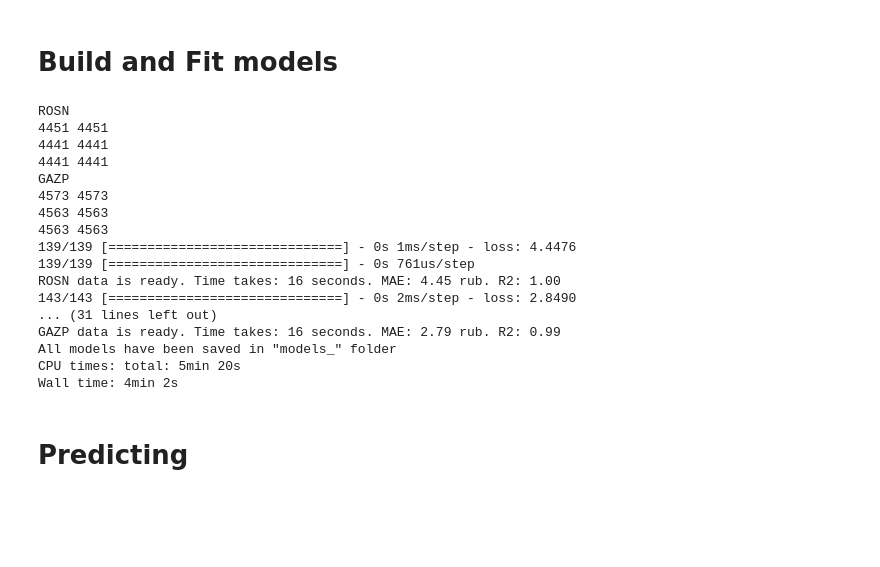
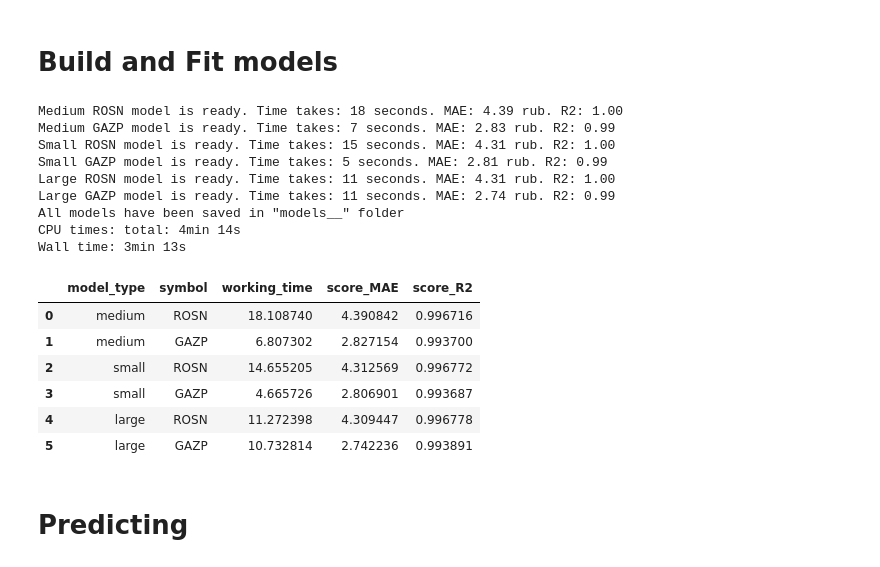
Before and after one commit to VladekQ/russian_stock_price_predicting, a Jupyter notebook: Example.ipynb, the cells around one changed output. Saved outputs shown, nothing was run; the diff lists cells and outputs as text; code cells hidden in the pictures; blank space fills up the shorter version.

```diff
--- a/Example.ipynb
+++ b/Example.ipynb
@@ -40,25 +38,27 @@ GAZP data is ready. Time takes: 0 seconds
 # %%
 %%time
 
-snv.build_fit_stocks_model(preprocessed_datasets, symbols=symbols)
+metrics = snv.build_fit_stocks_model(preprocessed_datasets, symbols=symbols)
 # %% [output]
-ROSN
-4451 4451
-4441 4441
-4441 4441
-GAZP
-4573 4573
-4563 4563
-4563 4563
-139/139 [==============================] - 0s 1ms/step - loss: 4.4476
-139/139 [==============================] - 0s 761us/step
-ROSN data is ready. Time takes: 16 seconds. MAE: 4.45 rub. R2: 1.00
-143/143 [==============================] - 0s 2ms/step - loss: 2.8490
-... (31 lines left out)
-GAZP data is ready. Time takes: 16 seconds. MAE: 2.79 rub. R2: 0.99
-All models have been saved in "models_" folder
-CPU times: total: 5min 20s
-Wall time: 4min 2s
+Medium ROSN model is ready. Time takes: 18 seconds. MAE: 4.39 rub. R2: 1.00
+Medium GAZP model is ready. Time takes: 7 seconds. MAE: 2.83 rub. R2: 0.99
+Small ROSN model is ready. Time takes: 15 seconds. MAE: 4.31 rub. R2: 1.00
+Small GAZP model is ready. Time takes: 5 seconds. MAE: 2.81 rub. R2: 0.99
+Large ROSN model is ready. Time takes: 11 seconds. MAE: 4.31 rub. R2: 1.00
+Large GAZP model is ready. Time takes: 11 seconds. MAE: 2.74 rub. R2: 0.99
+All models have been saved in "models__" folder
+CPU times: total: 4min 14s
+Wall time: 3min 13s
+# %%
+metrics
+# %% [output]
+|  | model_type | symbol | working_time | score_MAE | score_R2 |
+| 0 | medium | ROSN | 18.108740 | 4.390842 | 0.996716 |
+| 1 | medium | GAZP | 6.807302 | 2.827154 | 0.993700 |
+| 2 | small | ROSN | 14.655205 | 4.312569 | 0.996772 |
+| 3 | small | GAZP | 4.665726 | 2.806901 | 0.993687 |
+| 4 | large | ROSN | 11.272398 | 4.309447 | 0.996778 |
+| 5 | large | GAZP | 10.732814 | 2.742236 | 0.993891 |
 # %% [markdown]
 # Predicting
 # %%
```
Also changed, not shown: parts of 5 cells of this notebook, 1 other file.
